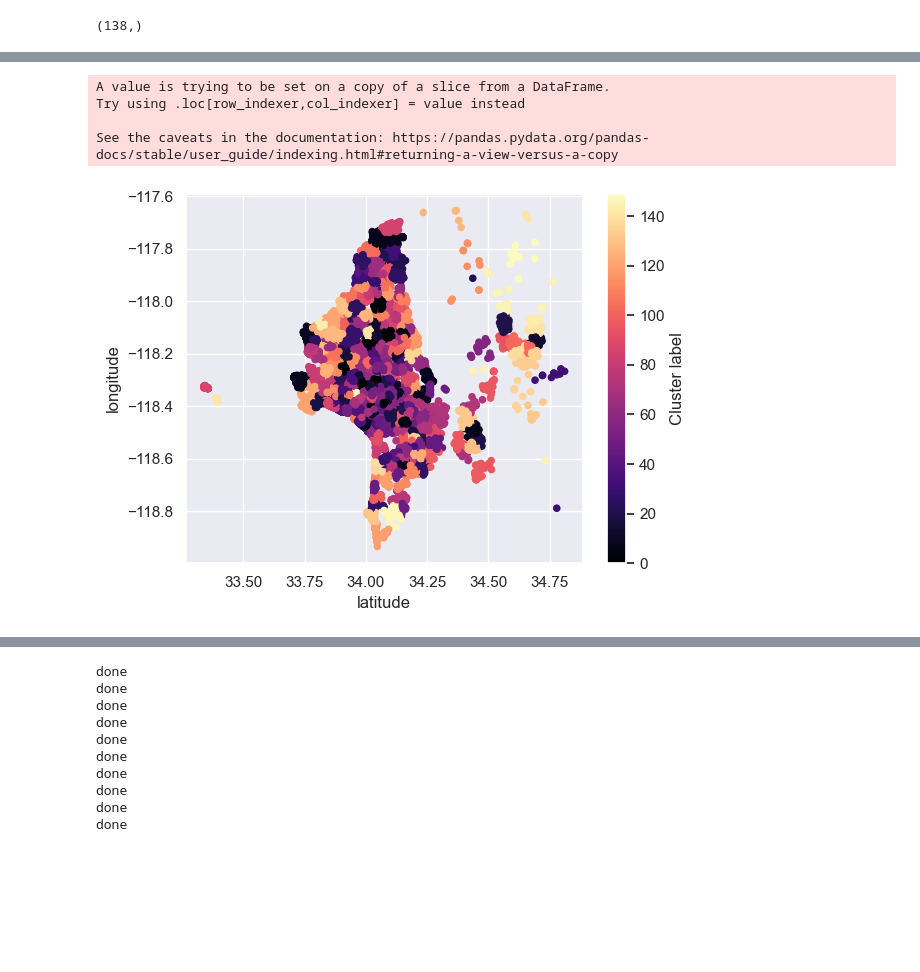
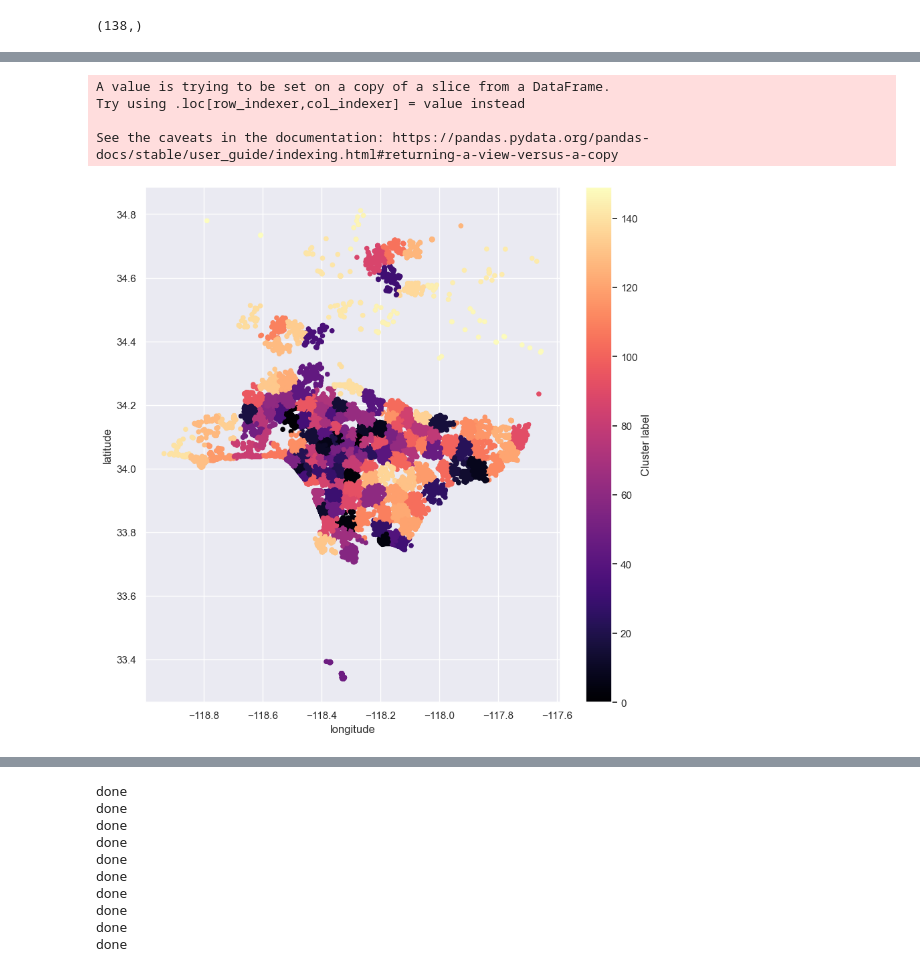
Before and after one commit to Shubhrika007/Erdos_Spring_2023, a Jupyter notebook: hotspot_exploration_kmeans.ipynb, the cells around one changed output, grey strips where cells are left out. Saved outputs shown, nothing was run; the diff lists cells and outputs as text; code cells hidden in the pictures; blank space fills up the shorter version.

Commit message:
update code for plots

```diff
--- a/hotspot_exploration_kmeans.ipynb
+++ b/hotspot_exploration_kmeans.ipynb
@@ -106,14 +106,14 @@ X
 # %%
 #Getting unique labels
 X['Cluster label'] = clusters
-X.plot.scatter('latitude', 'longitude', c='Cluster label', colormap='magma')
+X.plot.scatter('longitude','latitude',  c='Cluster label', colormap='magma', figsize=(10,10))
 plt.show()
 # %% [output]
 A value is trying to be set on a copy of a slice from a DataFrame.
 Try using .loc[row_indexer,col_indexer] = value instead
 
 See the caveats in the documentation: https://pandas.pydata.org/pandas-docs/stable/user_guide/indexing.html#returning-a-view-versus-a-copy
-[figure, old version]
+[figure, new version]
 # %%
 df.loc[:,"cluster_num"] = kmeans.labels_
 # %%
```
Also changed, not shown: parts of 5 cells of this notebook.
